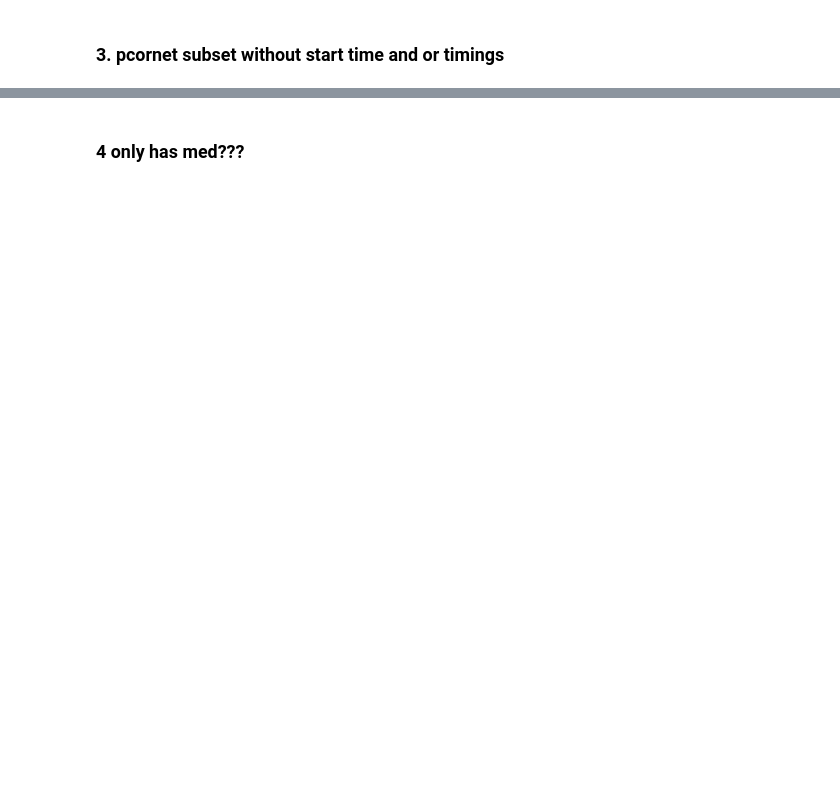
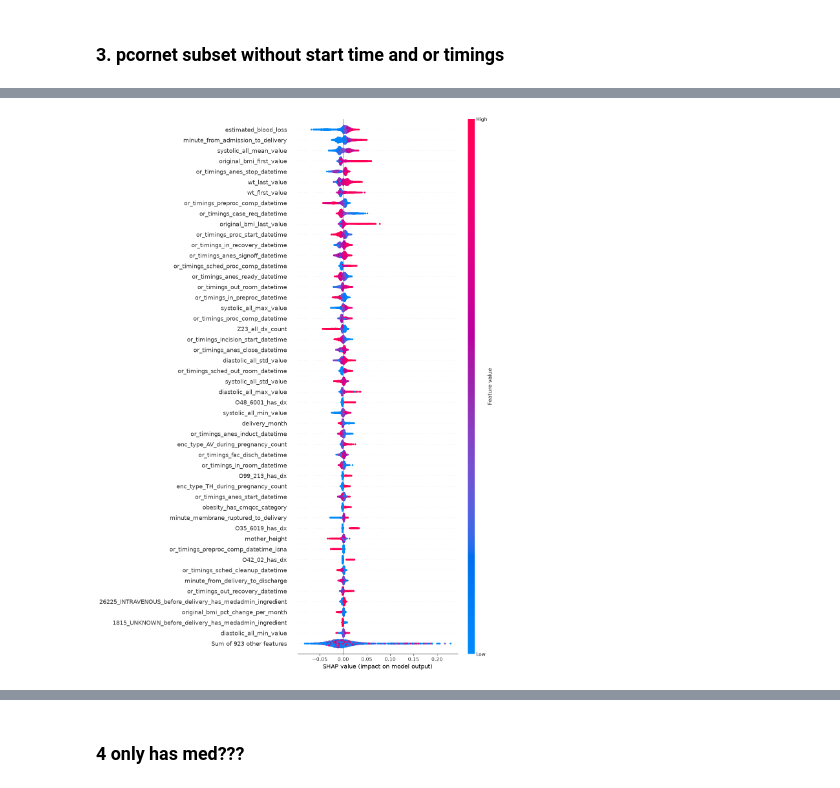
Before and after one commit to wake-forest-ctsi/ammi_wake, a Jupyter notebook: ml/python/ssi/notebooks/importance_of_or_timings_for_paper.ipynb, the cells around one changed output, grey strips where cells are left out. Cells and saved outputs as stored; diff of their text form; code cells hidden in the pictures; blank space fills up the shorter version.

```diff
--- a/ml/python/ssi/notebooks/importance_of_or_timings_for_paper.ipynb
+++ b/ml/python/ssi/notebooks/importance_of_or_timings_for_paper.ipynb
@@ -134,10 +226,6 @@ print(len(pcornet_features_subset))
 # %%
-X = df_pivoted_filtered[pcornet_features_subset + or_timings_features]
-print(X.shape)
-y = df_pivoted_filtered['target_variable']
-mother_patid = df_pivoted_filtered['mother_patid']
-clf = RandomForestClassifier(n_estimators=200, random_state=42, class_weight='balanced')
-param_grid = {'min_samples_split': [20, 50, 70, 100, 200, 500]}
-
-metrics_3 = nested_cv_evaluation_feature_selection(X, y, clf, param_grid, groups=mother_patid,
-                                                   outer_splits=5, inner_splits=5, random_state=range(10))
+model_features = pcornet_features_subset + or_timings_features
+print(f'Predictors: {len(model_features)}')
+metrics_3 = nested_cv_evaluation_feature_selection(
+    X, y, rf_pipeline(model_features), param_grid, **cv_settings,
+)
@@ -144,7 +250,9 @@ metrics_3 = nested_cv_evaluation_feature_selection(X, y, clf, param_grid, groups
 # %%
-clf = RandomForestClassifier(n_estimators=200, random_state=42, class_weight='balanced', min_samples_split=100)
+clf = rf_pipeline(model_features).set_params(clf__min_samples_split=100)
 clf.fit(X, y)
-shap_values = get_shap(clf, X, max_display=50)
+shap_values = get_shap(clf.named_steps['clf'], clf[:-1].transform(X), max_display=50)
+# %% [output]
+[figure, added]
 # %%
 metrics_baseline['test'] = 'pcornet everything'
 metrics_2['test'] = 'pcornet_has_med + med_earliest_minute'
```
Also changed, not shown: parts of 49 cells of this notebook, 12 other files.
